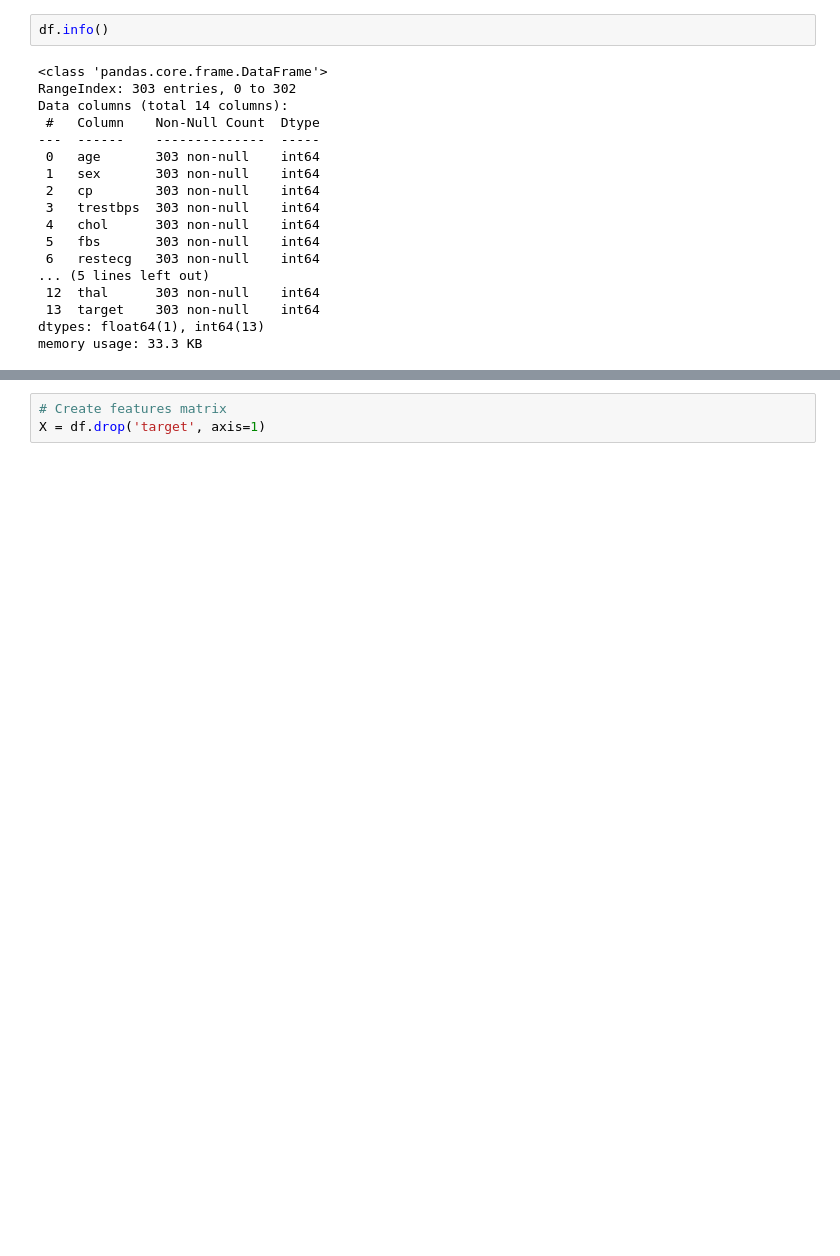
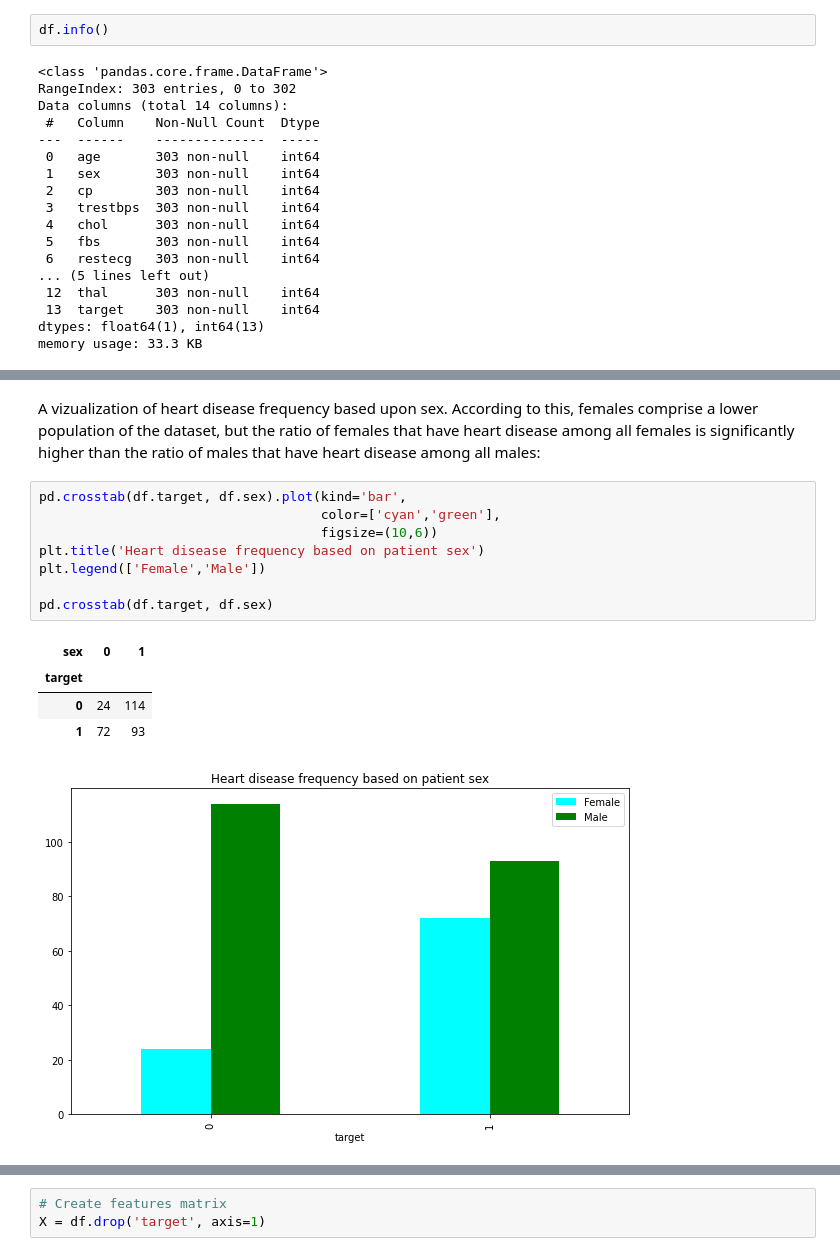
Before and after one commit to mikecchau/Classification-of-heart-disease, a Jupyter notebook: Heart_disease_classification.ipynb, the cells around one changed output, grey strips where cells are left out. Cells and saved outputs as stored; diff of their text form; blank space fills up the shorter version.

```diff
--- a/Heart_disease_classification.ipynb
+++ b/Heart_disease_classification.ipynb
@@ -97,0 +147,16 @@ df.plot.hist(figsize=(10,30),subplots=True);
+# %% [markdown]
+A vizualization of heart disease frequency based upon sex. According to this, females comprise a lower population of the dataset, but the ratio of females that have heart disease among all females is significantly higher than the ratio of males that have heart disease among all males:
+# %%
+pd.crosstab(df.target, df.sex).plot(kind='bar',
+                                    color=['cyan','green'],
+                                    figsize=(10,6))
+plt.title('Heart disease frequency based on patient sex')
+plt.legend(['Female','Male'])
+
+pd.crosstab(df.target, df.sex)
+# %% [output]
+| sex | 0 | 1 |
+| target |  |  |
+| 0 | 24 | 114 |
+| 1 | 72 | 93 |
+[figure, added]
```
Also changed, not shown: parts of 71 cells of this notebook.
